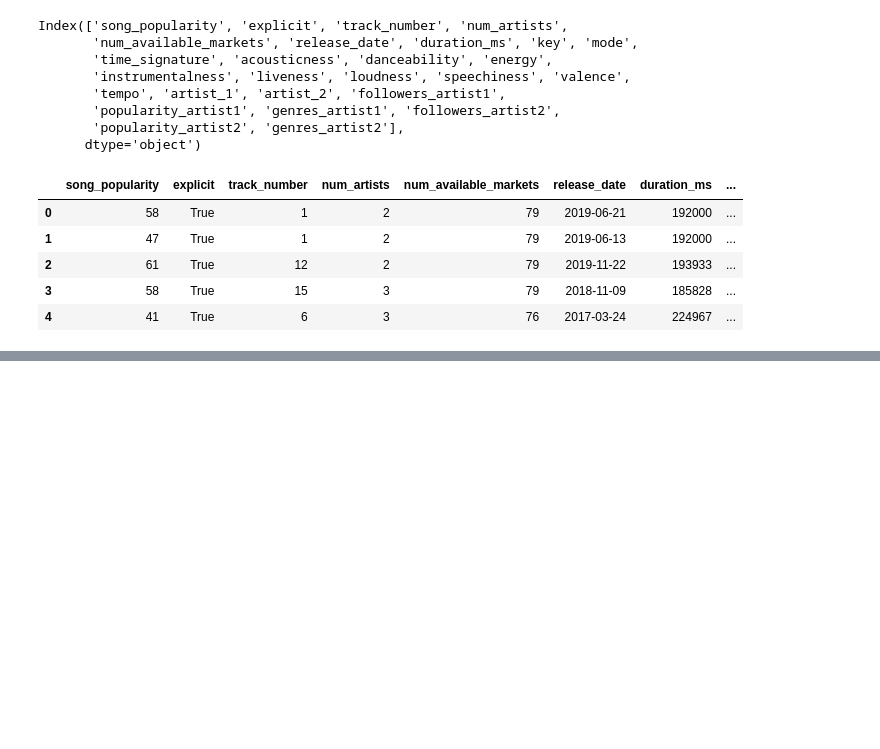
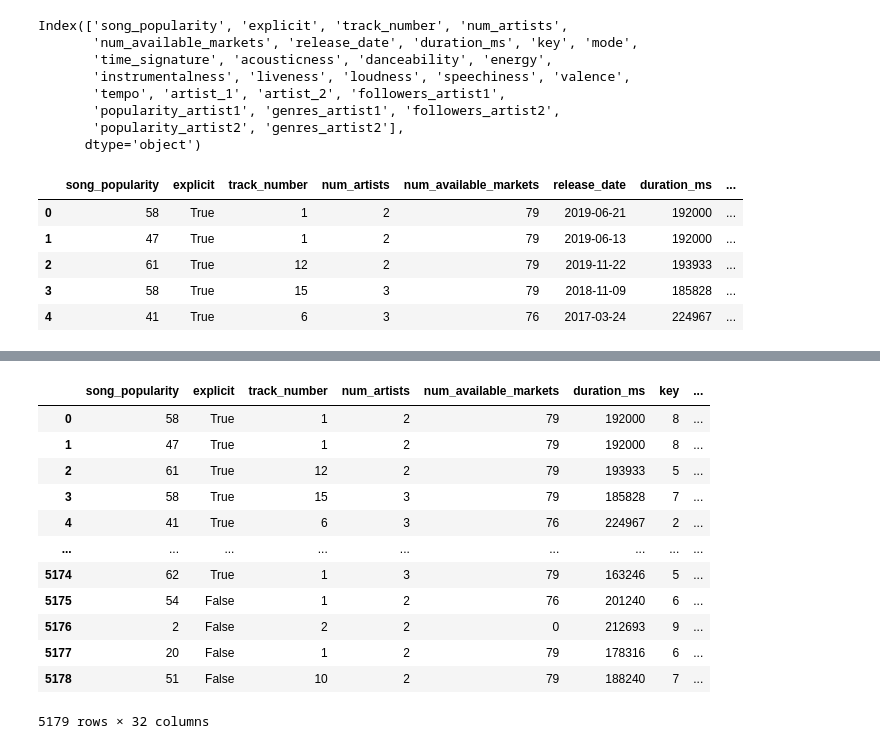
Before and after one commit to anushkavp/Music-Collaboration-Analysis, a Jupyter notebook: Preprocessing.ipynb, the cells around one changed output, grey strips where cells are left out. Saved outputs shown, nothing was run; the diff lists cells and outputs as text; code cells hidden in the pictures; blank space fills up the shorter version.

```diff
--- a/Preprocessing.ipynb
+++ b/Preprocessing.ipynb
@@ -461,0 +567,16 @@ merged_df_with_artist2.shape
+# %%
+preprocessing_df
+# %% [output]
+|  | song_popularity | explicit | track_number | num_artists | num_available_markets | duration_ms | key | ... |
+| 0 | 58 | True | 1 | 2 | 79 | 192000 | 8 | ... |
+| 1 | 47 | True | 1 | 2 | 79 | 192000 | 8 | ... |
+| 2 | 61 | True | 12 | 2 | 79 | 193933 | 5 | ... |
+| 3 | 58 | True | 15 | 3 | 79 | 185828 | 7 | ... |
+| 4 | 41 | True | 6 | 3 | 76 | 224967 | 2 | ... |
+| ... | ... | ... | ... | ... | ... | ... | ... | ... |
+| 5174 | 62 | True | 1 | 3 | 79 | 163246 | 5 | ... |
+| 5175 | 54 | False | 1 | 2 | 76 | 201240 | 6 | ... |
+| 5176 | 2 | False | 2 | 2 | 0 | 212693 | 9 | ... |
+| 5177 | 20 | False | 1 | 2 | 79 | 178316 | 6 | ... |
+| 5178 | 51 | False | 10 | 2 | 79 | 188240 | 7 | ... |
+5179 rows × 32 columns
```
Also changed, not shown: parts of 58 cells of this notebook, 2 other files.
